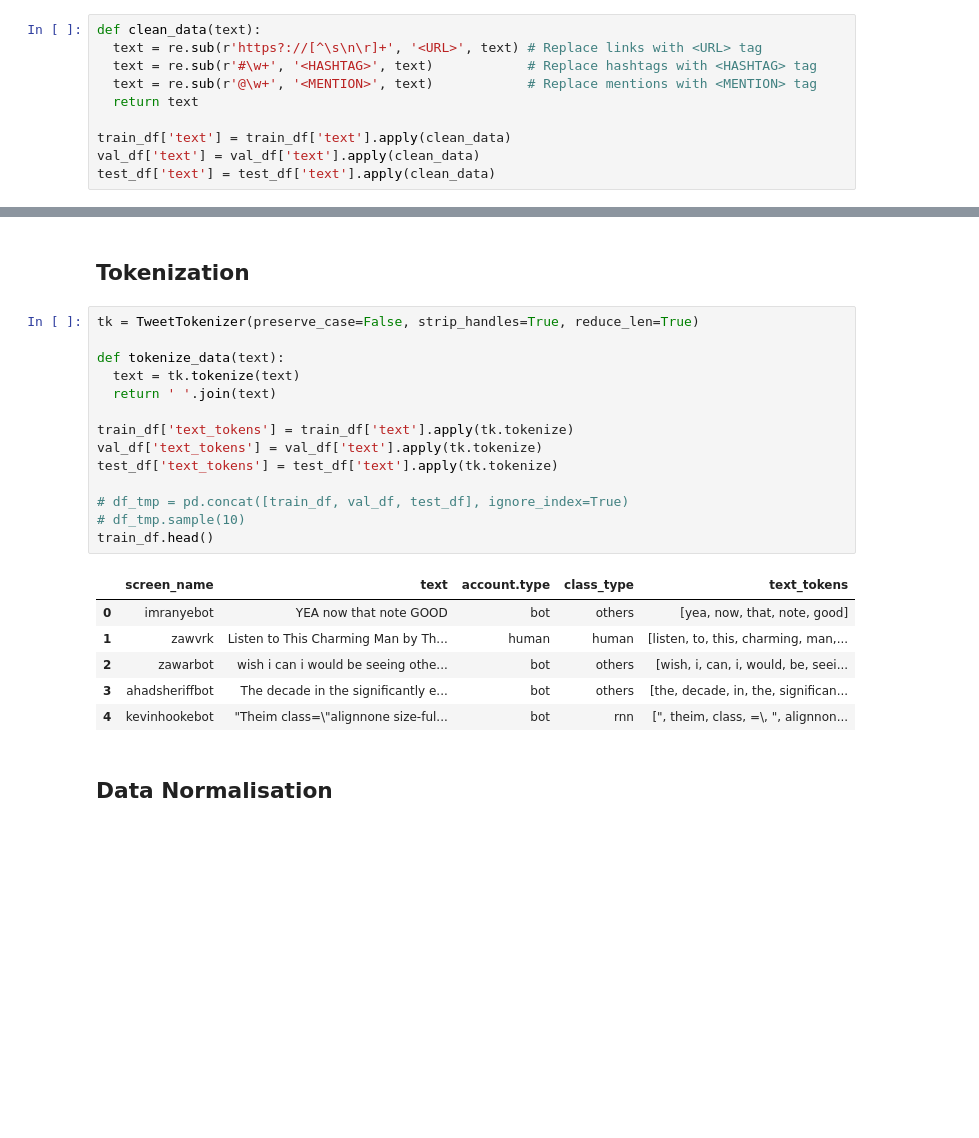
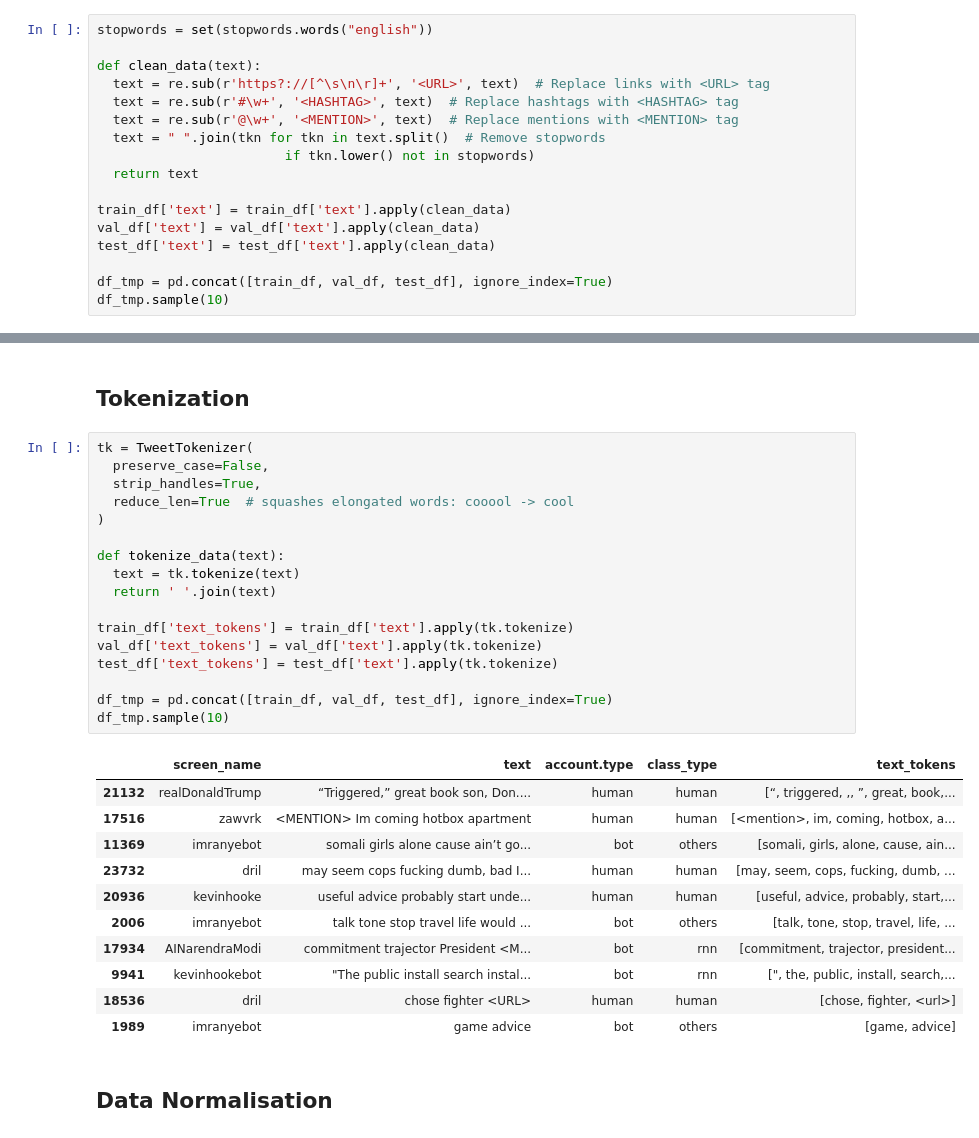
Before and after one commit to hstoklosa/fake-tweets-detection, a Jupyter notebook: preprocessing.ipynb, the cells around one changed output, grey strips where cells are left out. Saved outputs shown, nothing was run; the diff lists cells and outputs as text; blank space fills up the shorter version.

Commit message:
feat: remove stopwords during the data cleaning phase

```diff
--- a/preprocessing.ipynb
+++ b/preprocessing.ipynb
@@ -48,12 +56,19 @@ df = pd.concat([train_df, val_df, test_df], ignore_index=True)
 # %% [markdown]
 ## Data Cleaning
 # %%
+stopwords = set(stopwords.words("english"))
+
 def clean_data(text):
-  text = re.sub(r'https?://[^\s\n\r]+', '<URL>', text) # Replace links with <URL> tag
-  text = re.sub(r'#\w+', '<HASHTAG>', text)            # Replace hashtags with <HASHTAG> tag
-  text = re.sub(r'@\w+', '<MENTION>', text)            # Replace mentions with <MENTION> tag
+  text = re.sub(r'https?://[^\s\n\r]+', '<URL>', text)  # Replace links with <URL> tag
+  text = re.sub(r'#\w+', '<HASHTAG>', text)  # Replace hashtags with <HASHTAG> tag
+  text = re.sub(r'@\w+', '<MENTION>', text)  # Replace mentions with <MENTION> tag
+  text = " ".join(tkn for tkn in text.split()  # Remove stopwords
+                        if tkn.lower() not in stopwords)
   return text
 
 train_df['text'] = train_df['text'].apply(clean_data)
 val_df['text'] = val_df['text'].apply(clean_data)
 test_df['text'] = test_df['text'].apply(clean_data)
+
+df_tmp = pd.concat([train_df, val_df, test_df], ignore_index=True)
+df_tmp.sample(10)
@@ -60,26 +87,34 @@ test_df['text'] = test_df['text'].apply(clean_data)
 # %% [markdown]
 ## Tokenization
 # %%
-tk = TweetTokenizer(preserve_case=False, strip_handles=True, reduce_len=True)
+tk = TweetTokenizer(
+  preserve_case=False,
+  strip_handles=True,
+  reduce_len=True  # squashes elongated words: cooool -> cool
+)
 
 def tokenize_data(text):
   text = tk.tokenize(text)
   return ' '.join(text)
 
 train_df['text_tokens'] = train_df['text'].apply(tk.tokenize)
 val_df['text_tokens'] = val_df['text'].apply(tk.tokenize)
 test_df['text_tokens'] = test_df['text'].apply(tk.tokenize)
 
-# df_tmp = pd.concat([train_df, val_df, test_df], ignore_index=True)
-# df_tmp.sample(10)
-train_df.head()
+df_tmp = pd.concat([train_df, val_df, test_df], ignore_index=True)
+df_tmp.sample(10)
 # %% [output]
 |  | screen_name | text | account.type | class_type | text_tokens |
-| 0 | imranyebot | YEA now that note GOOD | bot | others | [yea, now, that, note, good] |
-| 1 | zawvrk | Listen to This Charming Man by Th... | human | human | [listen, to, this, charming, man,... |
-| 2 | zawarbot | wish i can i would be seeing othe... | bot | others | [wish, i, can, i, would, be, seei... |
-| 3 | ahadsheriffbot | The decade in the significantly e... | bot | others | [the, decade, in, the, significan... |
-| 4 | kevinhookebot | "Theim class=\"alignnone size-ful... | bot | rnn | [", theim, class, =\, ", alignnon... |
+| 21132 | realDonaldTrump | “Triggered,” great book son, Don.... | human | human | [“, triggered, ,, ”, great, book,... |
+| 17516 | zawvrk | <MENTION> Im coming hotbox apartment | human | human | [<mention>, im, coming, hotbox, a... |
+| 11369 | imranyebot | somali girls alone cause ain’t go... | bot | others | [somali, girls, alone, cause, ain... |
+| 23732 | dril | may seem cops fucking dumb, bad I... | human | human | [may, seem, cops, fucking, dumb, ... |
+| 20936 | kevinhooke | useful advice probably start unde... | human | human | [useful, advice, probably, start,... |
+| 2006 | imranyebot | talk tone stop travel life would ... | bot | others | [talk, tone, stop, travel, life, ... |
+| 17934 | AINarendraModi | commitment trajector President <M... | bot | rnn | [commitment, trajector, president... |
+| 9941 | kevinhookebot | "The public install search instal... | bot | rnn | [", the, public, install, search,... |
+| 18536 | dril | chose fighter <URL> | human | human | [chose, fighter, <url>] |
+| 1989 | imranyebot | game advice | bot | others | [game, advice] |
 # %% [markdown]
 ## Data Normalisation
 # %%
```
Also changed, not shown: parts of 3 cells of this notebook, 3 other files.
